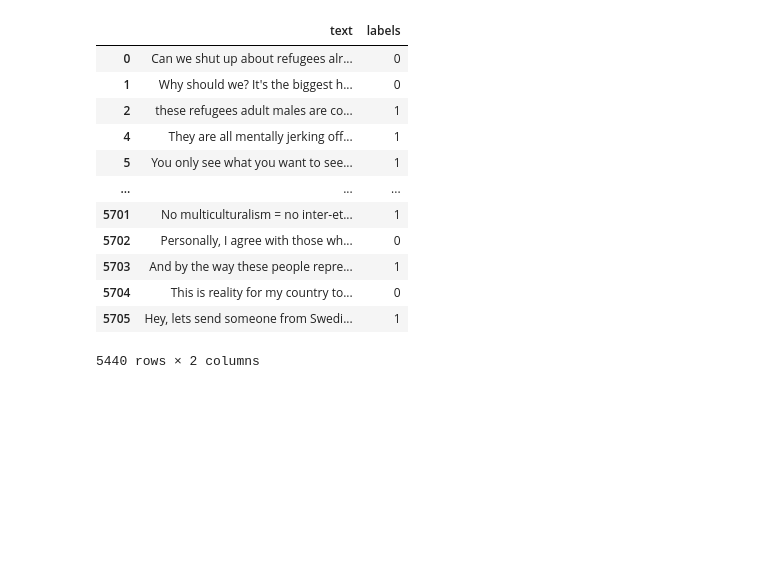
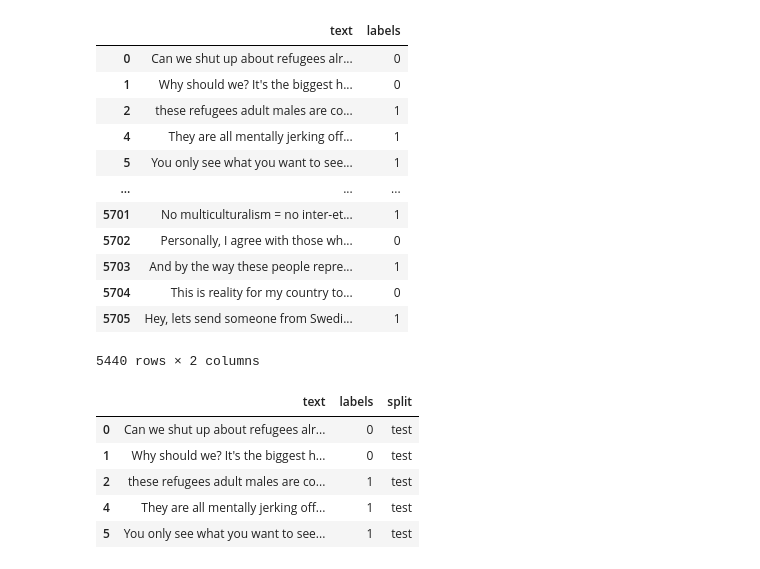
Before and after one commit to TajaKuzman/Hate-Speech-Classification, a Jupyter notebook: 1-Data-Preparation.ipynb, the cells around one changed output. Saved outputs shown, nothing was run; the diff lists cells and outputs as text; code cells hidden in the pictures; blank space fills up the shorter version.

Commit message:
Update - different split for Exp 2

```diff
--- a/1-Data-Preparation.ipynb
+++ b/1-Data-Preparation.ipynb
@@ -452,3 +460,16 @@ hs_sheet
 | 5704 | This is reality for my country to... | 0 |
 | 5705 | Hey, lets send someone from Swedi... | 1 |
 5440 rows × 2 columns
+# %%
+# We will use all data, annotated for implicitness (instances up to index 1096) as test data and everything else as train data:
+hs_sheet.loc[:1097,"split"] = 'test'
+hs_sheet.loc[1097:,"split"] = 'train'
+
+hs_sheet.head()
+# %% [output]
+|  | text | labels | split |
+| 0 | Can we shut up about refugees alr... | 0 | test |
+| 1 | Why should we? It's the biggest h... | 0 | test |
+| 2 | these refugees adult males are co... | 1 | test |
+| 4 | They are all mentally jerking off... | 1 | test |
+| 5 | You only see what you want to see... | 1 | test |
```
Also changed, not shown: parts of 6 cells of this notebook, 8 other files.
